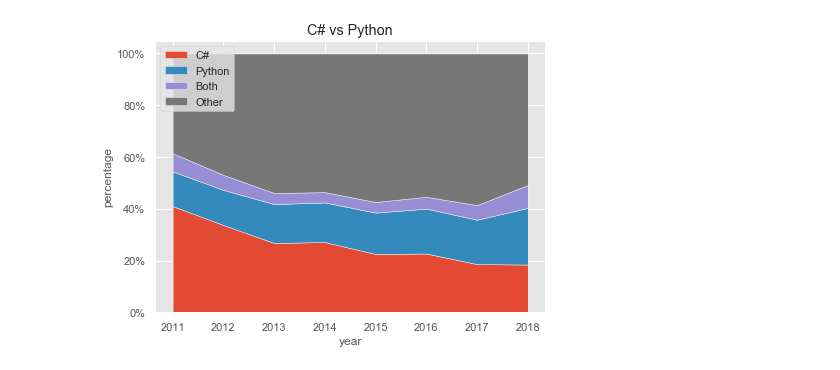
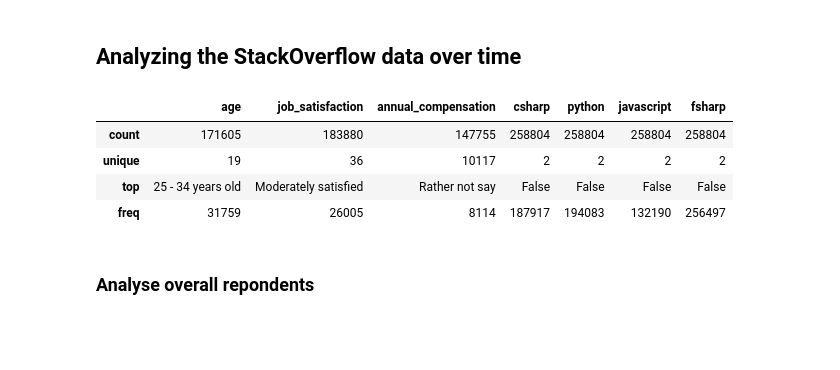
Before and after one commit to huli/the-transparent-coder, a Jupyter notebook: time_series.ipynb, the cells around one changed output. Cells and saved outputs as stored; diff of their text form; code cells hidden in the pictures; blank space fills up the shorter version.

```diff
--- a/time_series.ipynb
+++ b/time_series.ipynb
@@ -84,12 +1,2 @@ grouped_percentage = unstacked.divide(unstacked.sum(axis=1), axis=0)
-# %%
-fig, ax = plt.subplots(1, figsize=(7, 5))
-ax.stackplot(range(2011, 2019), [grouped_percentage.loc[:, lang]
-                                 for lang in ['C#', 'Python','Both','Other']])
-ax.set_xlabel('year')
-ax.set_ylabel('percentage')
-ax.set_title('C# vs Python')
-ax.legend(['C#', 'Python','Both','Other'], loc=2)
-ax.yaxis.set_major_formatter(plt.FuncFormatter(lambda x, _ : locale.format_string("%d%%", x*100)))
-plt.show()
-# %% [output]
-[figure, removed]
+# %% [markdown]
+## Analyzing the StackOverflow data over time
@@ -95,0 +13,9 @@ plt.show()
+# %%
+# Print an overview of all the years
+all_years.describe()
+# %% [output]
+|  | age | job_satisfaction | annual_compensation | csharp | python | javascript | fsharp |
+| count | 171605 | 183880 | 147755 | 258804 | 258804 | 258804 | 258804 |
+| unique | 19 | 36 | 10117 | 2 | 2 | 2 | 2 |
+| top | 25 - 34 years old | Moderately satisfied | Rather not say | False | False | False | False |
+| freq | 31759 | 26005 | 8114 | 187917 | 194083 | 132190 | 256497 |
@@ -95,0 +32,2 @@ plt.show()
+# %% [markdown]
+### Analyse overall repondents
```
Also changed, not shown: parts of 32 cells of this notebook.
